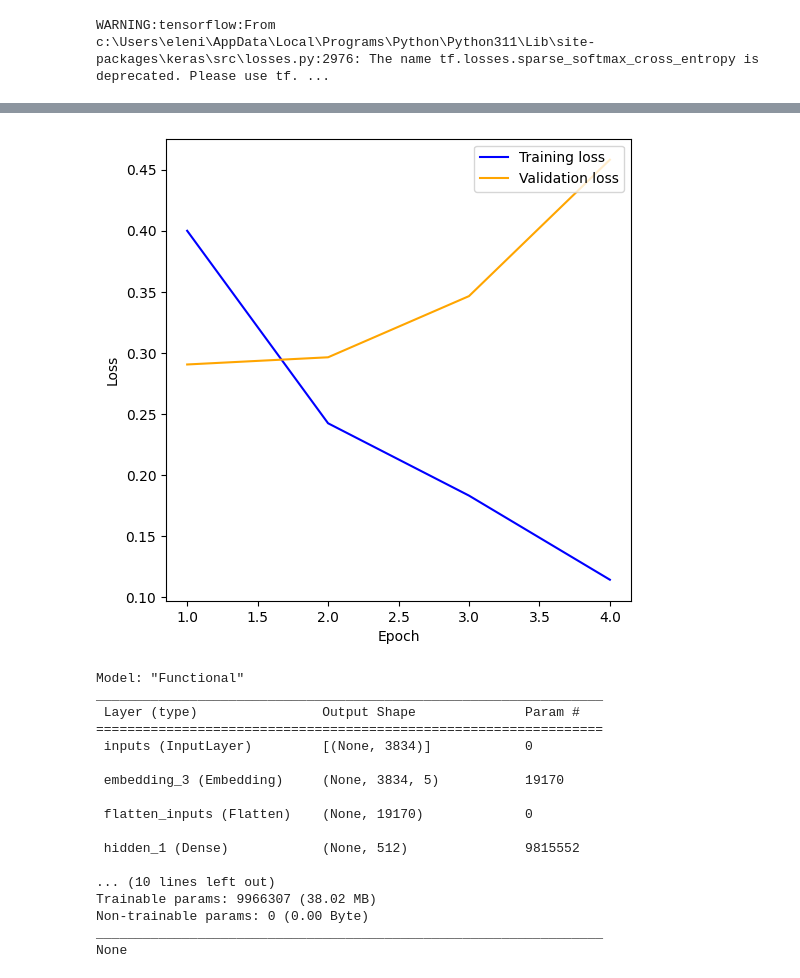
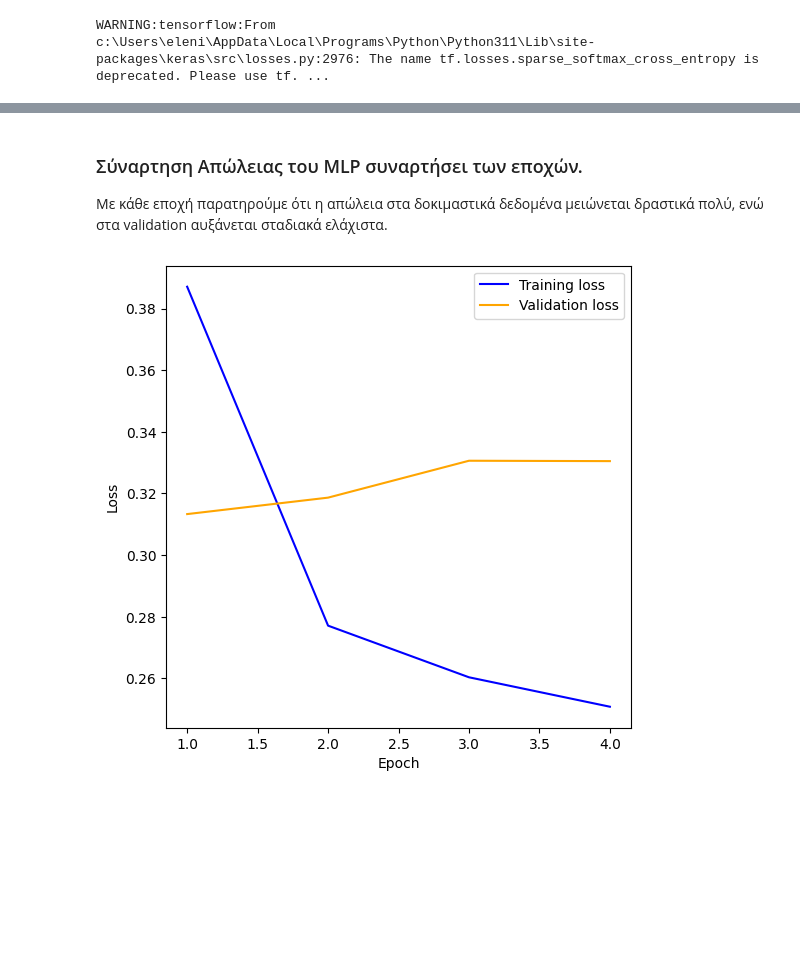
Before and after one commit to MariaSchoinaki/Imdb-classification-ML, a Jupyter notebook: src/MLP.ipynb, the cells around one changed output, grey strips where cells are left out. Cells and saved outputs as stored; diff of their text form; code cells hidden in the pictures; blank space fills up the shorter version.

```diff
--- a/src/MLP.ipynb
+++ b/src/MLP.ipynb
@@ -10,10 +21,10 @@ WARNING:tensorflow:From c:\Users\eleni\AppData\Local\Programs\Python\Python311\L
 # %%
-(x_train_imdb, y_train_imdb), (x_test_imdb, y_test_imdb) = tf.keras.datasets.imdb.load_data()
+(x_train, y_train), (x_test, y_test) = tf.keras.datasets.imdb.load_data(num_words=m-k, skip_top=n)
 
 word_index = tf.keras.datasets.imdb.get_word_index()
 index2word = dict((i + 3, word) for (word, i) in word_index.items())
 index2word[0] = '[pad]'
 index2word[1] = '[bos]'
 index2word[2] = '[oov]'
-x_train_imdb = np.array([' '.join([index2word[idx] for idx in text]) for text in x_train_imdb])
-x_test_imdb = np.array([' '.join([index2word[idx] for idx in text]) for text in x_test_imdb])
+x_train = np.array([' '.join([index2word[idx] for idx in text]) for text in x_train])
+x_test = np.array([' '.join([index2word[idx] for idx in text]) for text in x_test])
@@ -22,9 +36,10 @@ from sklearn.feature_extraction.text import CountVectorizer
 
 # min-df --> when building the vocabulary ignore terms that have a document frequency strictly lower than the given threshold.
 binary_vectorizer = CountVectorizer(binary=True, min_df=100)
-x_train_imdb_binary = binary_vectorizer.fit_transform(x_train_imdb)
-x_test_imdb_binary = binary_vectorizer.transform(x_test_imdb)
+x_train_binary = binary_vectorizer.fit_transform(x_train)
+x_test_binary = binary_vectorizer.transform(x_test)
 print(
     'Vocabulary size:', len(binary_vectorizer.vocabulary_)
 )
+voc = len(binary_vectorizer.vocabulary_)
 # %% [output]
@@ -54,3 +53,6 @@ class CenteredEmbeddingLayer(Layer):
+# %%
+x_train_binary = x_train_binary.toarray()
+x_test_binary = x_test_binary.toarray()
 # %%
 from tensorflow.keras.models import Sequential
 from tensorflow.keras.layers import Dense, Flatten, Embedding
@@ -59,7 +63,7 @@ from IPython.display import Image
 # %%
 model = Sequential()
-model.add(Embedding(input_dim=3834, output_dim=5,input_length=3834))
-model.add(Dense(32, activation='relu', input_shape=(3834,)))
+model.add(Embedding(input_dim=voc, output_dim=5,input_length=voc))
+model.add(Dense(32, activation='relu', input_shape=(voc,)))
 model.add(tf.keras.layers.Dropout(rate=0.2))
 model.add(Dense(32, activation='relu'))
 model.add(Flatten())
@@ -67,8 +71,5 @@ model.add(Dense(1, activation='sigmoid'))
 
 model.compile(optimizer='adam', loss='binary_crossentropy', metrics=['accuracy'])
 
-#y_train_imdb = np.expand_dims(y_train_imdb, axis=1)
-#y_test_imdb = np.expand_dims(y_train_imdb, axis=1)
-
-history = model.fit(x_train_imdb_binary, y_train_imdb, epochs=4, batch_size=32)
+history = model.fit(x_train_binary, y_train, epochs=4, batch_size=32, validation_split=0.2)
 # %% [output]
@@ -295,24 +212,7 @@ x=classification_plots_compare(nb_data, data)
+# %% [markdown]
+### Σύναρτηση Απώλειας του MLP συναρτήσει των εποχών.
+Με κάθε εποχή παρατηρούμε ότι η απώλεια στα δοκιμαστικά δεδομένα μειώνεται δραστικά πολύ, ενώ στα validation αυξάνεται σταδιακά ελάχιστα.
 # %%
-x = loss_plot(his, 'loss')
+x = loss_plot(history, 'loss')
 # %% [output]
-[figure, old version]
+[figure, new version]
-# %%
-print(m.summary())
-# %% [output]
-Model: "Functional"
-_________________________________________________________________
- Layer (type)                Output Shape              Param #
-=================================================================
- inputs (InputLayer)         [(None, 3834)]            0
-
- embedding_3 (Embedding)     (None, 3834, 5)           19170
-
- flatten_inputs (Flatten)    (None, 19170)             0
-
- hidden_1 (Dense)            (None, 512)               9815552
-
-... (10 lines left out)
-Trainable params: 9966307 (38.02 MB)
-Non-trainable params: 0 (0.00 Byte)
-_________________________________________________________________
-None
```
Also changed, not shown: parts of 34 cells of this notebook.
